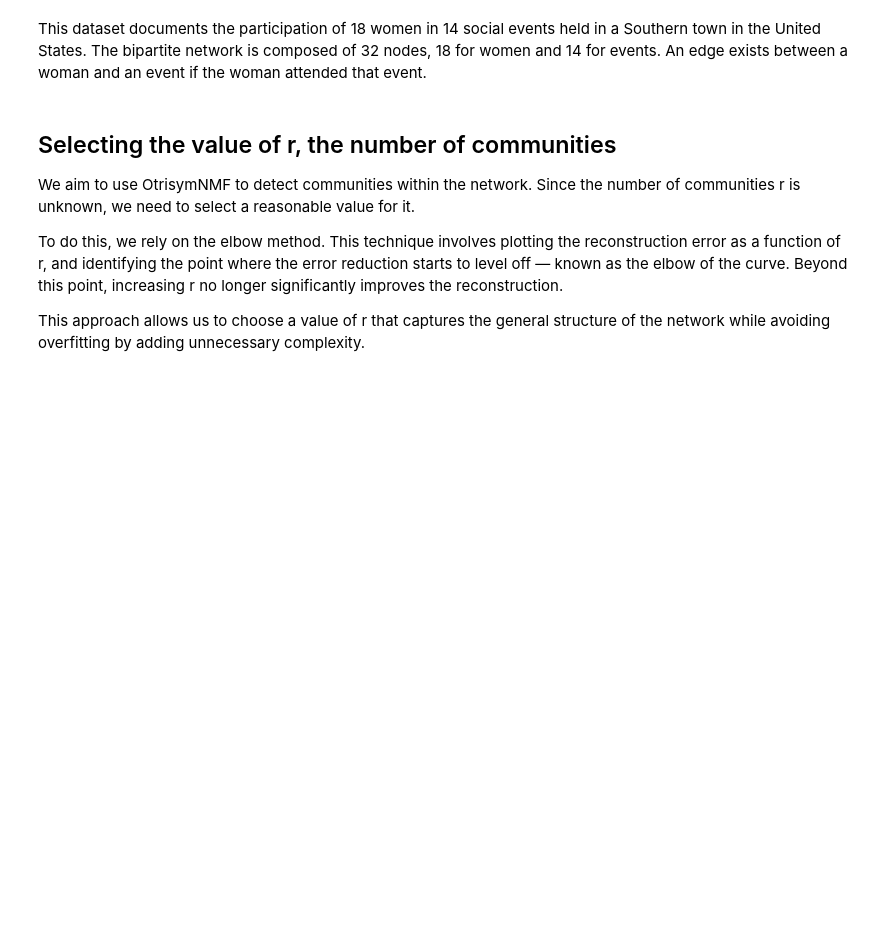
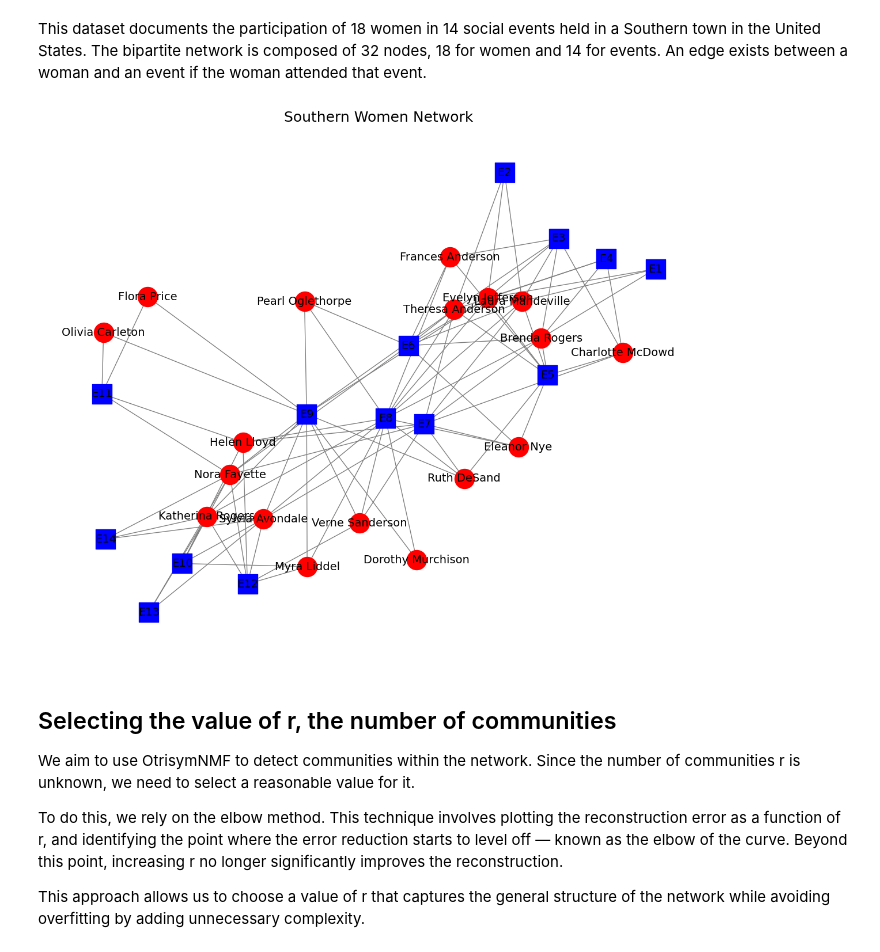
Before and after one commit to Alexia1305/OtrisymNMF_DCBM, a Jupyter notebook: Southern_women.ipynb, the cells around one changed output. Cells and saved outputs as stored; diff of their text form; code cells hidden in the pictures; blank space fills up the shorter version.

```diff
--- a/Southern_women.ipynb
+++ b/Southern_women.ipynb
@@ -4,10 +4,41 @@
 This dataset documents the participation of 18 women in 14 social events held in a Southern town in the United States. The bipartite network is composed of 32 nodes, 18 for women and 14 for events. An edge exists between a woman and an event if the woman attended that event.
 # %%
 import networkx as nx # useful python package for networks and graphs
+import matplotlib.pyplot as plt
 G = nx.davis_southern_women_graph() # Get the Southern Women network
 # Recovery of the women and events from node's graph
 women = [n for n, d in G.nodes(data=True) if d['bipartite'] == 0]
 events = [n for n, d in G.nodes(data=True) if d['bipartite'] == 1]
+
+# Network Display
+pos = nx.spring_layout(G, seed=12)
+
+
+node_list = list(G.nodes())
+plt.figure(figsize=(15,12))
+
+nx.draw_networkx_nodes(G, pos,
+                       nodelist=women,
+                       node_shape='o',
+                       node_color='red',
+                       node_size=600)
+
+nx.draw_networkx_nodes(G, pos,
+                       nodelist=events,
+                       node_color="blue",
+                       node_shape='s',
+                       node_size=600)
+
+
+nx.draw_networkx_edges(G, pos, edge_color='gray')
+
+
+nx.draw_networkx_labels(G, pos, font_size=14)
+plt.title("Southern Women Network",fontsize=18)
+plt.axis('off')
+plt.show()
+# %% [output]
+[figure, added]
 # %% [markdown]
 ## Selecting the value of r, the number of communities
 
```
Also changed, not shown: parts of 5 cells of this notebook, 3 other files.
